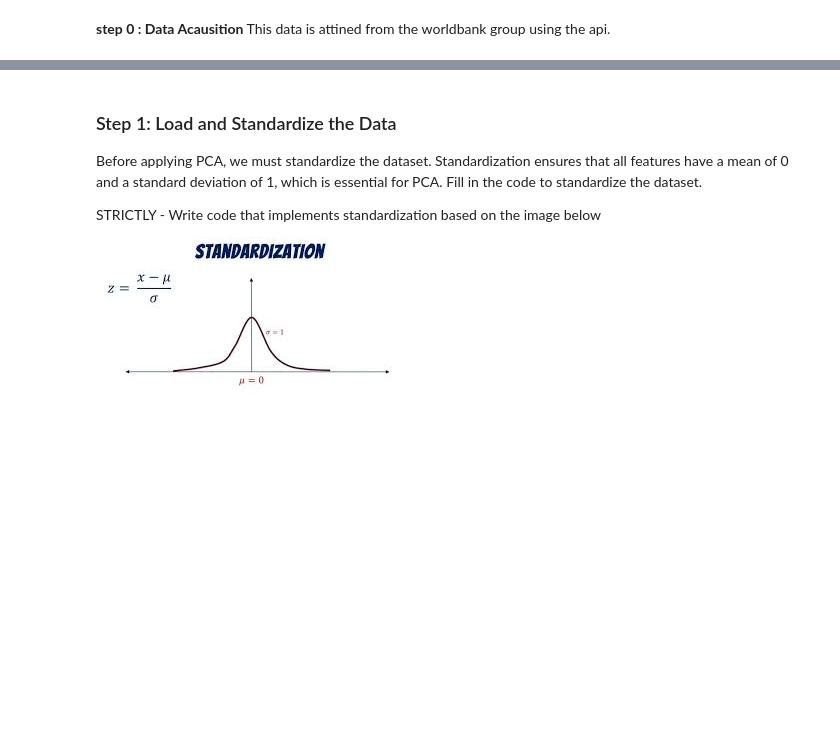
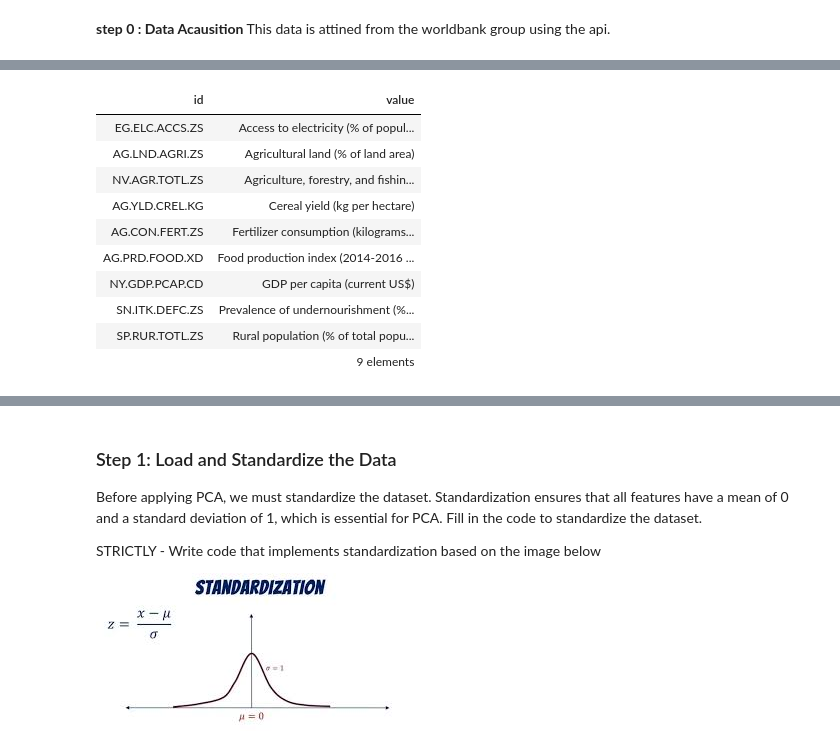
Before and after one commit to ishejaladouce/PCA-Formative_1_Pair_11, a Jupyter notebook: PCA_Formative_1_Pair_11.ipynb, the cells around one changed output, grey strips where cells are left out. Drawn from its saved outputs; the diff is of its cells as text; code cells hidden in the pictures; blank space fills up the shorter version.

```diff
--- a/PCA_Formative_1_Pair_11.ipynb
+++ b/PCA_Formative_1_Pair_11.ipynb
@@ -31,0 +35,27 @@ indicators_for_use{
+# %%
+indicators_for_use= {
+    'AG.YLD.CREL.KG': 'cereal_yield',
+    'AG.CON.FERT.ZS': 'fertilizer_user',
+    'AG.LND.AGRI.ZS': 'agri_land_pct',
+    'NV.AGR.TOTL.ZS': 'agri_value_added_pct',
+    'SP.RUR.TOTL.ZS': 'rural_pop_pct',
+    'SN.ITK.DEFC.ZS': 'undernourishment_pct',
+    'NY.GDP.PCAP.CD' : 'gdp_per_capacita',
+    'AG.PRD.FOOD.XD': 'food_production',
+    'EG.ELC.ACCS.ZS': 'electricity',
+
+}
+
+wb.series.info(list(indicators_for_use))
+# %% [output]
+| id | value |
+| EG.ELC.ACCS.ZS | Access to electricity (% of popul... |
+| AG.LND.AGRI.ZS | Agricultural land (% of land area) |
+| NV.AGR.TOTL.ZS | Agriculture, forestry, and fishin... |
+| AG.YLD.CREL.KG | Cereal yield (kg per hectare) |
+| AG.CON.FERT.ZS | Fertilizer consumption (kilograms... |
+| AG.PRD.FOOD.XD | Food production index (2014-2016 ... |
+| NY.GDP.PCAP.CD | GDP per capita (current US$) |
+| SN.ITK.DEFC.ZS | Prevalence of undernourishment (%... |
+| SP.RUR.TOTL.ZS | Rural population (% of total popu... |
+|  | 9 elements |
```
Also changed, not shown: parts of 23 cells of this notebook.
